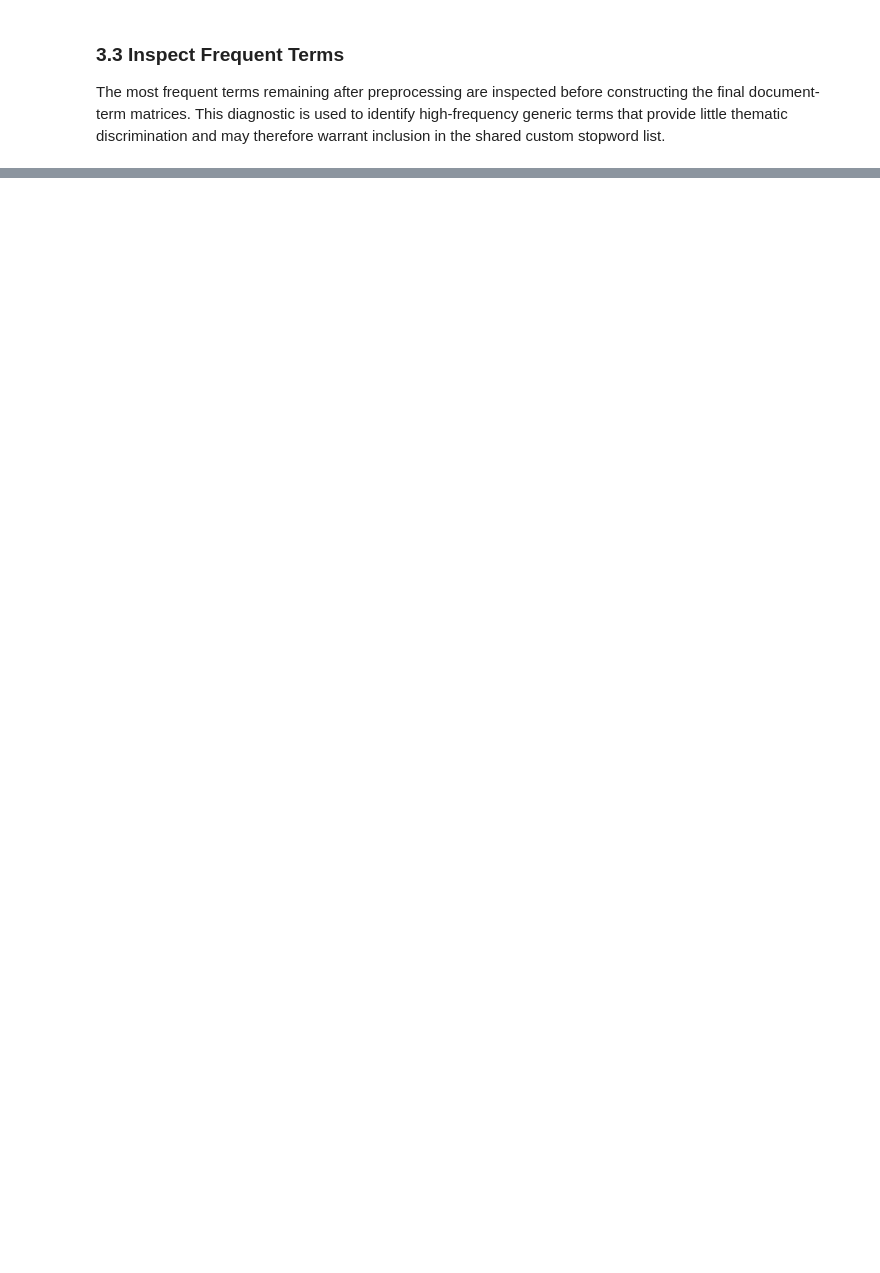
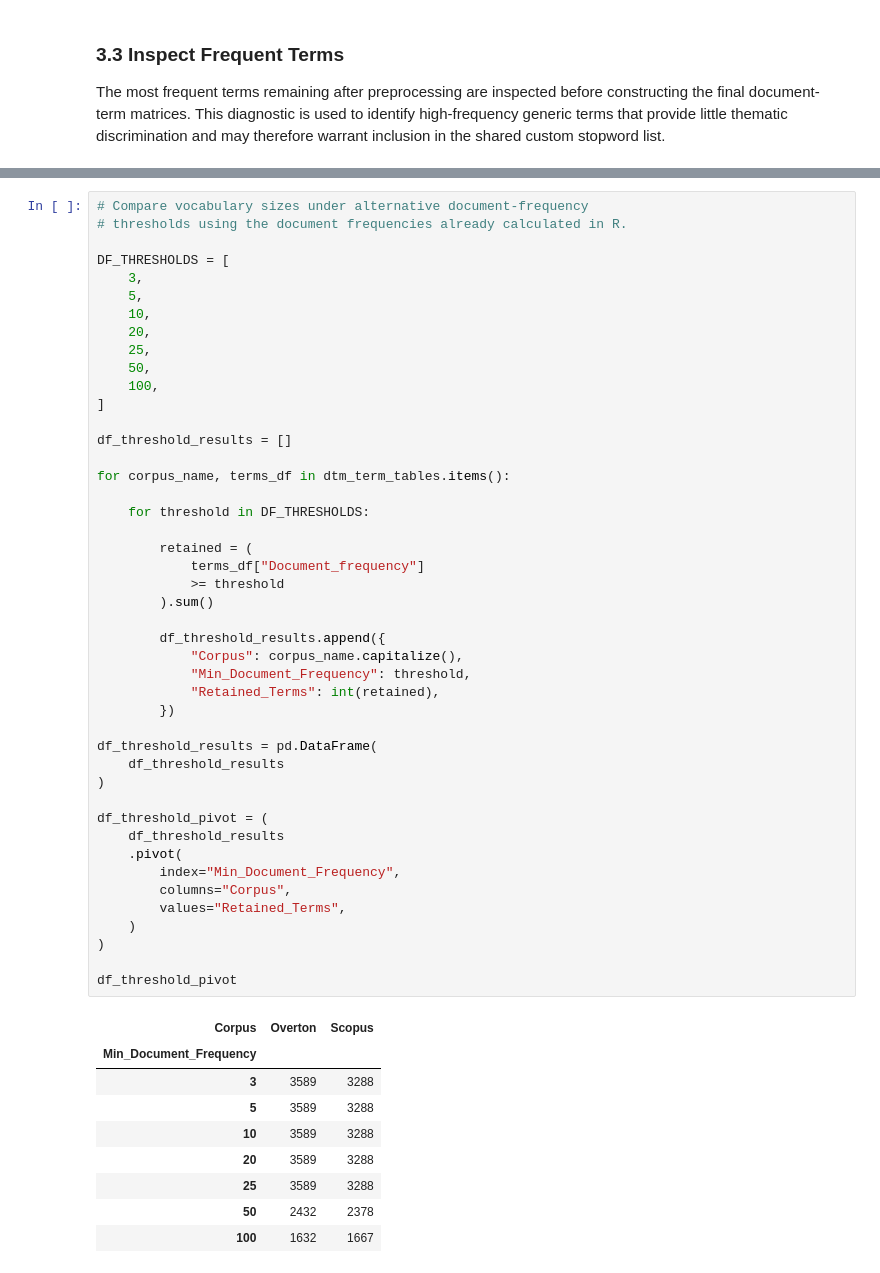
Before and after one commit to mdzalfirdausi/review_paper_2, a Jupyter notebook: notebooks/2.topic_modeling.ipynb, the cells around one changed output, grey strips where cells are left out. Saved outputs shown, nothing was run; the diff lists cells and outputs as text; blank space fills up the shorter version.

```diff
--- a/notebooks/2.topic_modeling.ipynb
+++ b/notebooks/2.topic_modeling.ipynb
@@ -654,0 +928,55 @@ SCOPUS
+# %%
+# Compare vocabulary sizes under alternative document-frequency
+# thresholds using the document frequencies already calculated in R.
+
+DF_THRESHOLDS = [
+    3,
+    5,
+    10,
+    20,
+    25,
+    50,
+    100,
+]
+
+df_threshold_results = []
+
+for corpus_name, terms_df in dtm_term_tables.items():
+
+    for threshold in DF_THRESHOLDS:
+
+        retained = (
+            terms_df["Document_frequency"]
+            >= threshold
+        ).sum()
+
+        df_threshold_results.append({
+            "Corpus": corpus_name.capitalize(),
+            "Min_Document_Frequency": threshold,
+            "Retained_Terms": int(retained),
+        })
+
+df_threshold_results = pd.DataFrame(
+    df_threshold_results
+)
+
+df_threshold_pivot = (
+    df_threshold_results
+    .pivot(
+        index="Min_Document_Frequency",
+        columns="Corpus",
+        values="Retained_Terms",
+    )
+)
+
+df_threshold_pivot
+# %% [output]
+| Corpus | Overton | Scopus |
+| Min_Document_Frequency |  |  |
+| 3 | 3589 | 3288 |
+| 5 | 3589 | 3288 |
+| 10 | 3589 | 3288 |
+| 20 | 3589 | 3288 |
+| 25 | 3589 | 3288 |
+| 50 | 2432 | 2378 |
+| 100 | 1632 | 1667 |
```
Also changed, not shown: parts of 15 cells of this notebook.
